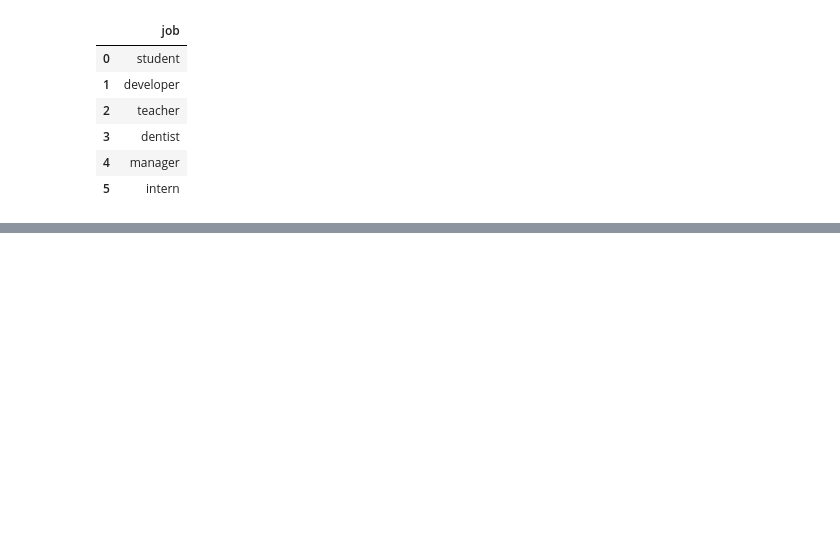
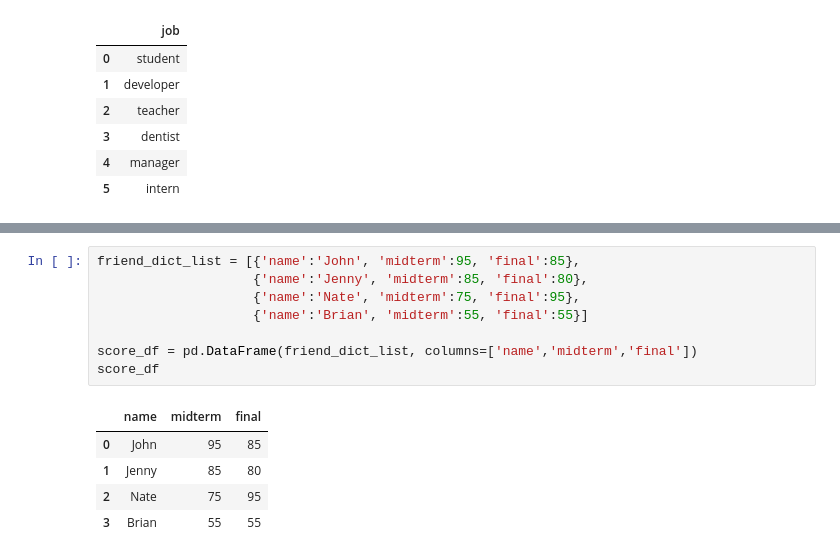
Before and after one commit to u8yes/AI, a Jupyter notebook: src/chap01/04_Pandas_20221109-10.ipynb, the cells around one changed output, grey strips where cells are left out. Drawn from its saved outputs; the diff is of its cells as text; blank space fills up the shorter version.

```diff
--- a/src/chap01/04_Pandas_20221109-10.ipynb
+++ b/src/chap01/04_Pandas_20221109-10.ipynb
@@ -560,0 +497,14 @@ score_df.grade.apply()
+# %%
+friend_dict_list = [{'name':'John', 'midterm':95, 'final':85},
+                    {'name':'Jenny', 'midterm':85, 'final':80},
+                    {'name':'Nate', 'midterm':75, 'final':95},
+                    {'name':'Brian', 'midterm':55, 'final':55}]
+
+score_df = pd.DataFrame(friend_dict_list, columns=['name','midterm','final'])
+score_df
+# %% [output]
+|  | name | midterm | final |
+| 0 | John | 95 | 85 |
+| 1 | Jenny | 85 | 80 |
+| 2 | Nate | 75 | 95 |
+| 3 | Brian | 55 | 55 |
```
Also changed, not shown: parts of 53 cells of this notebook.
